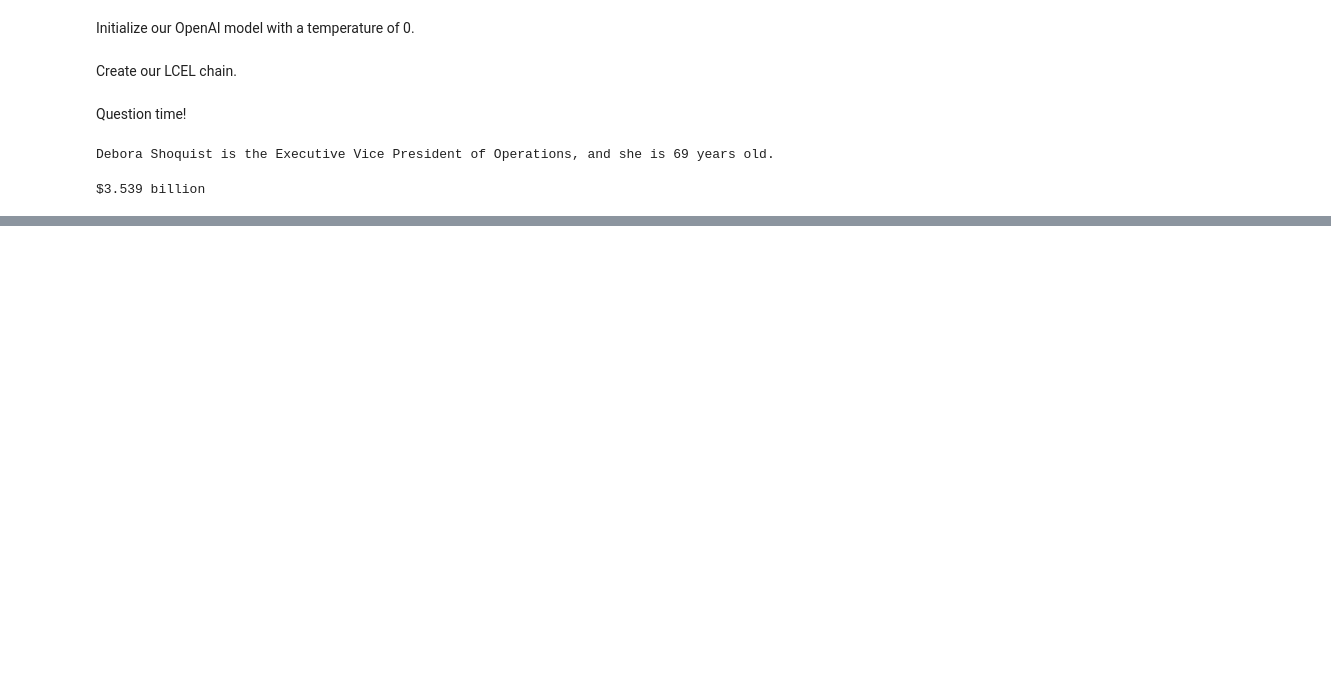
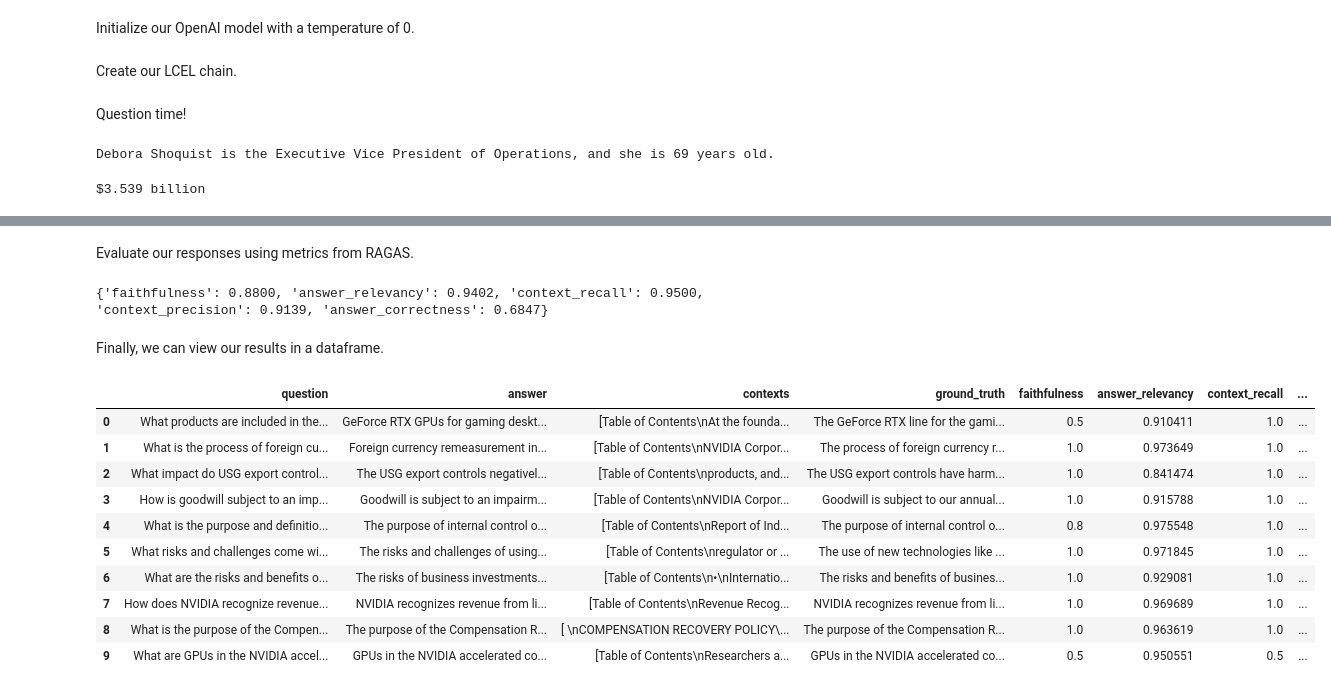
Before and after one commit to aelydens/aie-resources, a Jupyter notebook: AL_RAG_NVIDIA_10k_Filings.ipynb, the cells around one changed output, grey strips where cells are left out. Saved outputs shown, nothing was run; the diff lists cells and outputs as text; code cells hidden in the pictures; blank space fills up the shorter version.

Commit message:
Created using Colaboratory - 10k

```diff
--- a/AL_RAG_NVIDIA_10k_Filings.ipynb
+++ b/AL_RAG_NVIDIA_10k_Filings.ipynb
@@ -106,0 +166,20 @@ $3.539 billion
+# %%
+from datasets import Dataset
+
+test_questions = test_df["question"].values.tolist()
+test_groundtruths = test_df["ground_truth"].values.tolist()
+
+answers = []
+contexts = []
+
+for question in test_questions:
+  response = retrieval_augmented_qa_chain.invoke({"question" : question})
+  answers.append(response["response"].content)
+  contexts.append([context.page_content for context in response["context"]])
+
+response_dataset = Dataset.from_dict({
+    "question" : test_questions,
+    "answer" : answers,
+    "contexts" : contexts,
+    "ground_truth" : test_groundtruths
+})
@@ -106,0 +188,42 @@ $3.539 billion
+# %% [markdown]
+Evaluate our responses using metrics from RAGAS.
+# %%
+from ragas import evaluate
+from ragas.metrics import (
+    faithfulness,
+    answer_relevancy,
+    answer_correctness,
+    context_recall,
+    context_precision,
+)
+
+metrics = [
+    faithfulness,
+    answer_relevancy,
+    context_recall,
+    context_precision,
+    answer_correctness,
+]
+
+results = evaluate(response_dataset, metrics)
+
+results
+# %% [output]
+{'faithfulness': 0.8800, 'answer_relevancy': 0.9402, 'context_recall': 0.9500, 'context_precision': 0.9139, 'answer_correctness': 0.6847}
+# %% [markdown]
+Finally, we can view our results in a dataframe.
+# %%
+results_df = results.to_pandas()
+results_df
+# %% [output]
+|  | question | answer | contexts | ground_truth | faithfulness | answer_relevancy | context_recall | ... |
+| 0 | What products are included in the... | GeForce RTX GPUs for gaming deskt... | [Table of Contents\nAt the founda... | The GeForce RTX line for the gami... | 0.5 | 0.910411 | 1.0 | ... |
+| 1 | What is the process of foreign cu... | Foreign currency remeasurement in... | [Table of Contents\nNVIDIA Corpor... | The process of foreign currency r... | 1.0 | 0.973649 | 1.0 | ... |
+| 2 | What impact do USG export control... | The USG export controls negativel... | [Table of Contents\nproducts, and... | The USG export controls have harm... | 1.0 | 0.841474 | 1.0 | ... |
+| 3 | How is goodwill subject to an imp... | Goodwill is subject to an impairm... | [Table of Contents\nNVIDIA Corpor... | Goodwill is subject to our annual... | 1.0 | 0.915788 | 1.0 | ... |
+| 4 | What is the purpose and definitio... | The purpose of internal control o... | [Table of Contents\nReport of Ind... | The purpose of internal control o... | 0.8 | 0.975548 | 1.0 | ... |
+| 5 | What risks and challenges come wi... | The risks and challenges of using... | [Table of Contents\nregulator or ... | The use of new technologies like ... | 1.0 | 0.971845 | 1.0 | ... |
+| 6 | What are the risks and benefits o... | The risks of business investments... | [Table of Contents\n•\nInternatio... | The risks and benefits of busines... | 1.0 | 0.929081 | 1.0 | ... |
+| 7 | How does NVIDIA recognize revenue... | NVIDIA recognizes revenue from li... | [Table of Contents\nRevenue Recog... | NVIDIA recognizes revenue from li... | 1.0 | 0.969689 | 1.0 | ... |
+| 8 | What is the purpose of the Compen... | The purpose of the Compensation R... | [ \nCOMPENSATION RECOVERY POLICY\... | The purpose of the Compensation R... | 1.0 | 0.963619 | 1.0 | ... |
+| 9 | What are GPUs in the NVIDIA accel... | GPUs in the NVIDIA accelerated co... | [Table of Contents\nResearchers a... | GPUs in the NVIDIA accelerated co... | 0.5 | 0.950551 | 0.5 | ... |
```
Also changed, not shown: parts of 9 cells of this notebook.
